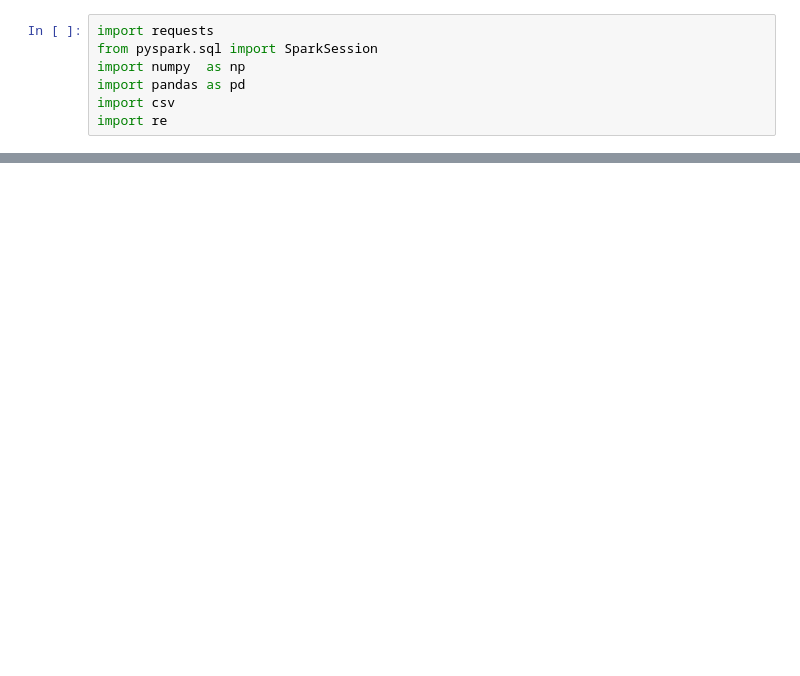
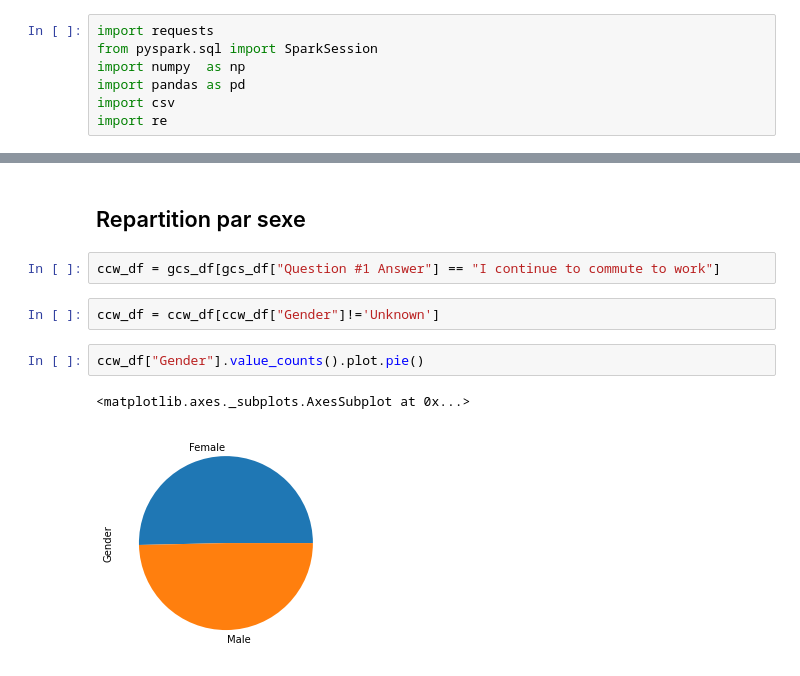
Before and after one commit to mamadcamzis/filRouge, a Jupyter notebook: src/eda_remotework.ipynb, the cells around one changed output, grey strips where cells are left out. Drawn from its saved outputs; the diff is of its cells as text; blank space fills up the shorter version.

```diff
--- a/src/eda_remotework.ipynb
+++ b/src/eda_remotework.ipynb
@@ -22,0 +288,11 @@ gcs_df.head()
+# %% [markdown]
+## Repartition par sexe
+# %%
+ccw_df = gcs_df[gcs_df["Question #1 Answer"] == "I continue to commute to work"]
+# %%
+ccw_df = ccw_df[ccw_df["Gender"]!='Unknown']
+# %%
+ccw_df["Gender"].value_counts().plot.pie()
+# %% [output]
+<matplotlib.axes._subplots.AxesSubplot at 0x...>
+[figure, added]
```
Also changed, not shown: parts of 51 cells of this notebook.
